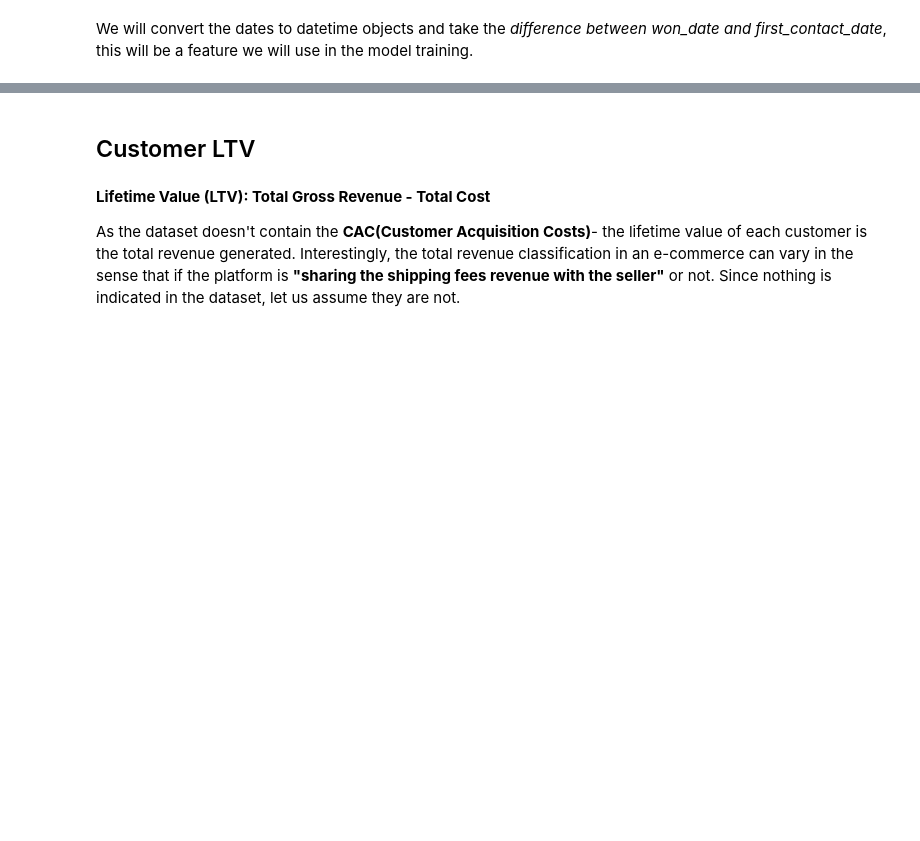
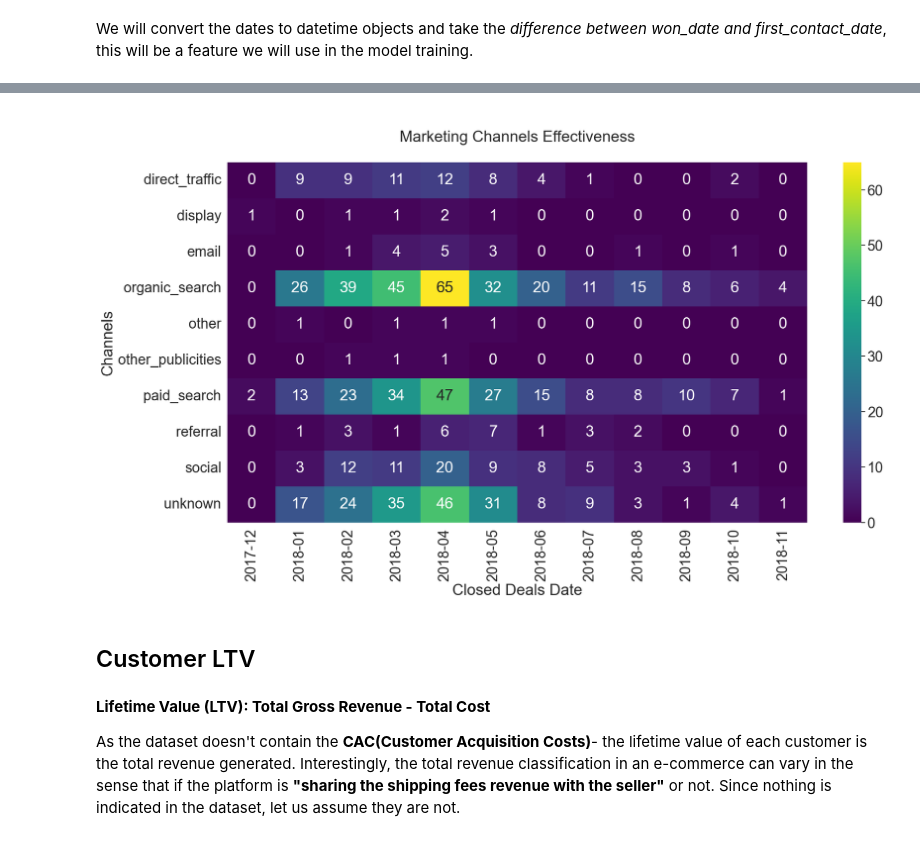
Before and after one commit to rukeshdutta/olist_dataset_analyis, a Jupyter notebook: olistanalysis.ipynb, the cells around one changed output, grey strips where cells are left out. Drawn from its saved outputs; the diff is of its cells as text; code cells hidden in the pictures; blank space fills up the shorter version.

```diff
--- a/olistanalysis.ipynb
+++ b/olistanalysis.ipynb
@@ -247,0 +261,2 @@ mf_sellers.head(5)
+# %%
+mf_s_cd = mf_sellers[mf_sellers['seller_id']!='No deals']
@@ -247,0 +279,3 @@ mf_sellers.head(5)
+# %%
+mf_s_cd['won_date'] = pd.to_datetime(mf_s_cd["won_date"]).dt.strftime('%Y-%m')
+mf_s_cd['first_contact_date'] = pd.to_datetime(mf_s_cd["first_contact_date"] ).dt.strftime('%Y-%m')
@@ -248,3 +293,20 @@ mf_sellers.head(5)
+# %%
+MCE = pd.pivot_table(mf_s_cd,
+            index='origin',
+            columns='won_date',
+            values='declared_monthly_revenue',
+            aggfunc='count',
+            fill_value=0)
+
+plt.figure(figsize=(20,10))
+sns.set(font_scale=2);
+
+sns.heatmap(MCE, annot=True,cmap='viridis').set(title='\n Marketing Channels Effectiveness \n');
+
+plt.xlabel("Closed Deals Date");
+plt.ylabel("Channels");
+# %% [output]
+[figure, added]
 # %%
 # order items dataset
 items = pd.read_csv('order_items.csv')
```
Also changed, not shown: parts of 11 cells of this notebook.
